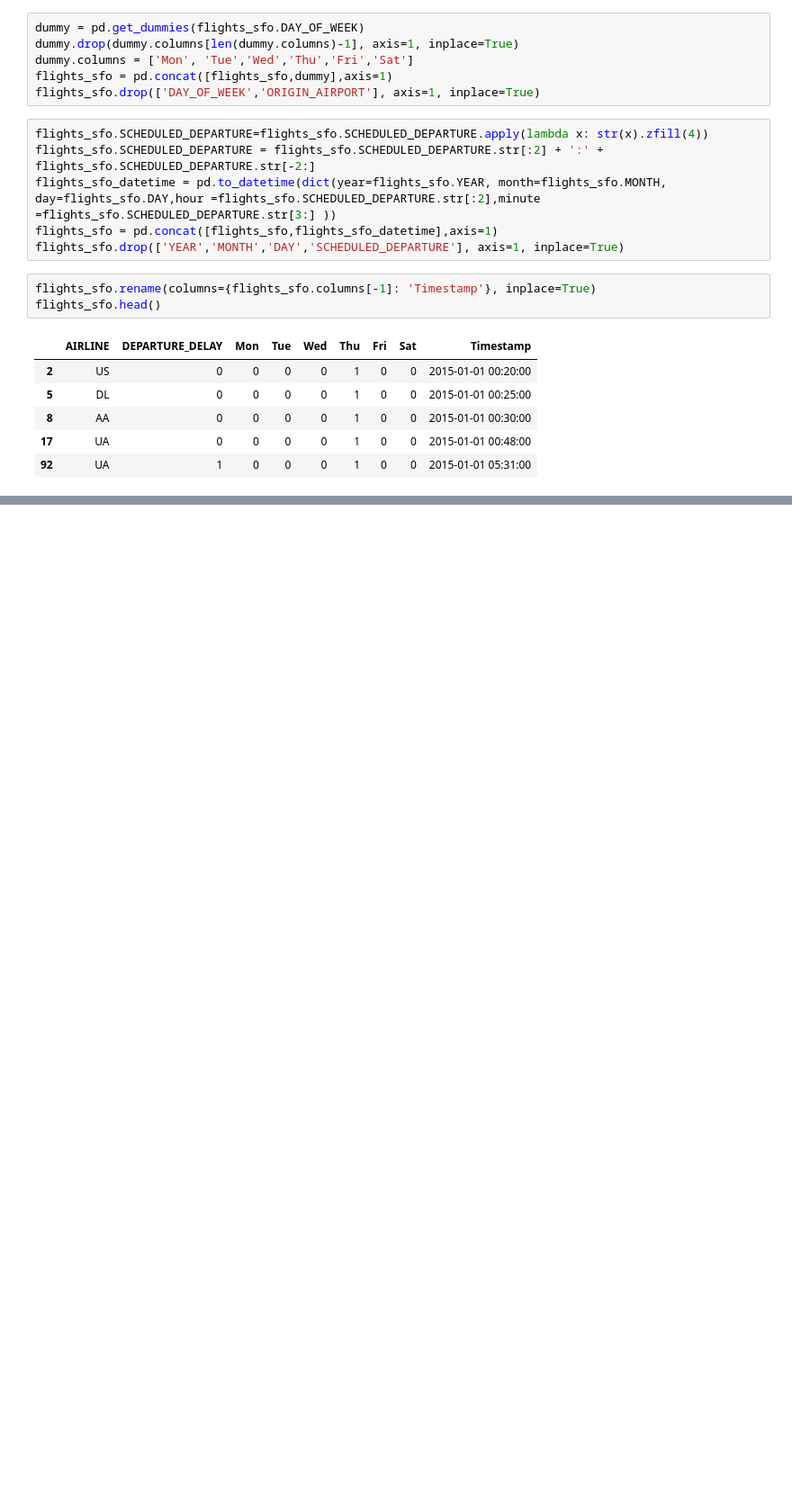
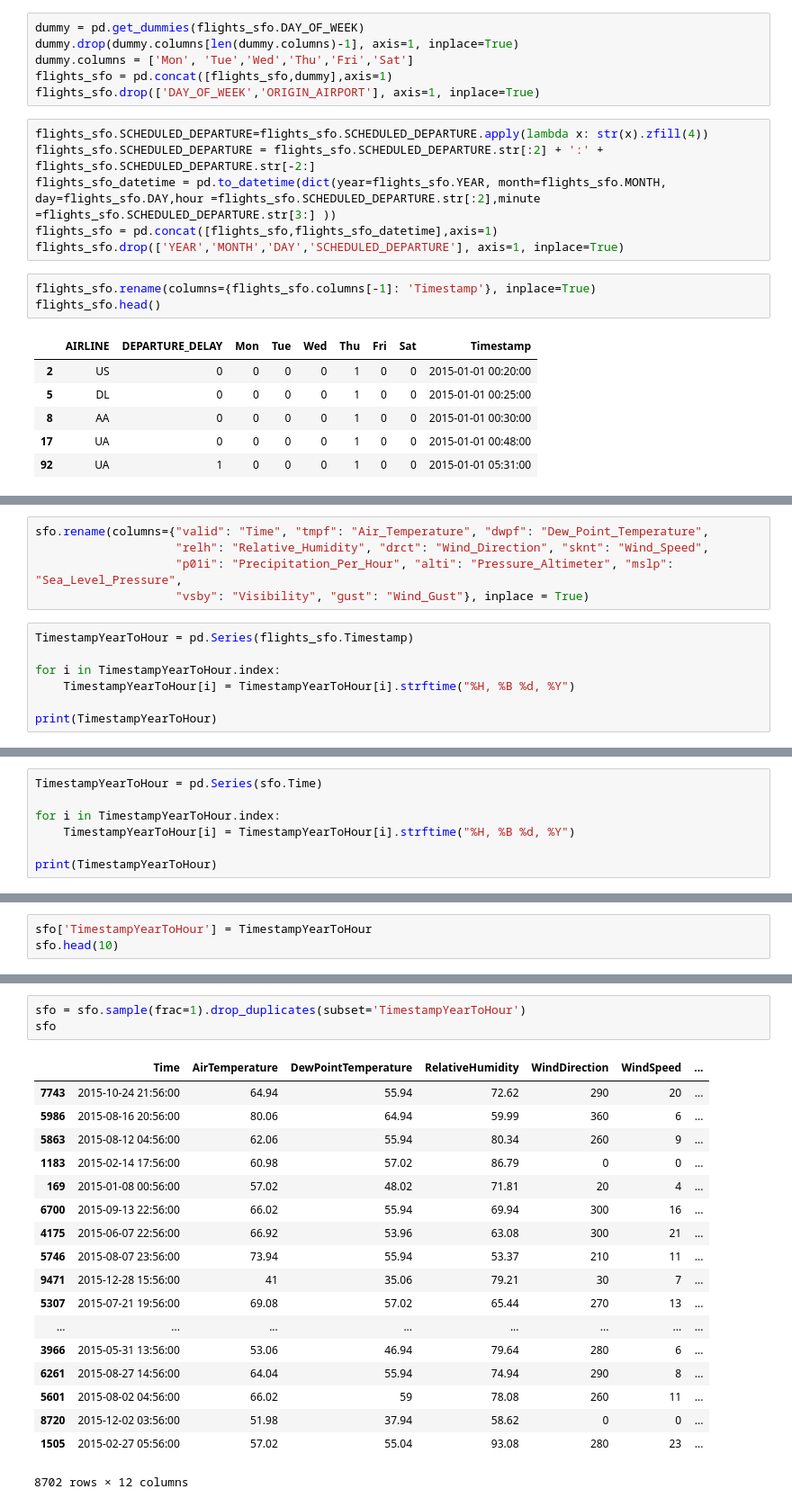
Before and after one commit to MrMrEcho/Flight_Delay_Prediction_with_Weather, a Jupyter notebook: Flight_Delay.ipynb, the cells around one changed output, grey strips where cells are left out. Shown at 90% size. Saved outputs shown, nothing was run; the diff lists cells and outputs as text; blank space fills up the shorter version.

Commit message:
Merge flight and weather table.

```diff
--- a/Flight_Delay.ipynb
+++ b/Flight_Delay.ipynb
@@ -136,0 +145,12 @@ list(sfo)
+# %%
+sfo.rename(columns={"valid": "Time", "tmpf": "Air_Temperature", "dwpf": "Dew_Point_Temperature",
+                    "relh": "Relative_Humidity", "drct": "Wind_Direction", "sknt": "Wind_Speed",
+                    "p01i": "Precipitation_Per_Hour", "alti": "Pressure_Altimeter", "mslp": "Sea_Level_Pressure",
+                    "vsby": "Visibility", "gust": "Wind_Gust"}, inplace = True)
+# %%
+TimestampYearToHour = pd.Series(flights_sfo.Timestamp)
+
+for i in TimestampYearToHour.index:
+    TimestampYearToHour[i] = TimestampYearToHour[i].strftime("%H, %B %d, %Y")
+
+print(TimestampYearToHour)
@@ -136,0 +190,7 @@ list(sfo)
+# %%
+TimestampYearToHour = pd.Series(sfo.Time)
+
+for i in TimestampYearToHour.index:
+    TimestampYearToHour[i] = TimestampYearToHour[i].strftime("%H, %B %d, %Y")
+
+print(TimestampYearToHour)
@@ -136,0 +215,3 @@ list(sfo)
+# %%
+sfo['TimestampYearToHour'] = TimestampYearToHour
+sfo.head(10)
@@ -136,0 +230,22 @@ list(sfo)
+# %%
+sfo = sfo.sample(frac=1).drop_duplicates(subset='TimestampYearToHour')
+sfo
+# %% [output]
+|  | Time | AirTemperature | DewPointTemperature | RelativeHumidity | WindDirection | WindSpeed | ... |
+| 7743 | 2015-10-24 21:56:00 | 64.94 | 55.94 | 72.62 | 290 | 20 | ... |
+| 5986 | 2015-08-16 20:56:00 | 80.06 | 64.94 | 59.99 | 360 | 6 | ... |
+| 5863 | 2015-08-12 04:56:00 | 62.06 | 55.94 | 80.34 | 260 | 9 | ... |
+| 1183 | 2015-02-14 17:56:00 | 60.98 | 57.02 | 86.79 | 0 | 0 | ... |
+| 169 | 2015-01-08 00:56:00 | 57.02 | 48.02 | 71.81 | 20 | 4 | ... |
+| 6700 | 2015-09-13 22:56:00 | 66.02 | 55.94 | 69.94 | 300 | 16 | ... |
+| 4175 | 2015-06-07 22:56:00 | 66.92 | 53.96 | 63.08 | 300 | 21 | ... |
+| 5746 | 2015-08-07 23:56:00 | 73.94 | 55.94 | 53.37 | 210 | 11 | ... |
+| 9471 | 2015-12-28 15:56:00 | 41 | 35.06 | 79.21 | 30 | 7 | ... |
+| 5307 | 2015-07-21 19:56:00 | 69.08 | 57.02 | 65.44 | 270 | 13 | ... |
+| ... | ... | ... | ... | ... | ... | ... | ... |
+| 3966 | 2015-05-31 13:56:00 | 53.06 | 46.94 | 79.64 | 280 | 6 | ... |
+| 6261 | 2015-08-27 14:56:00 | 64.04 | 55.94 | 74.94 | 290 | 8 | ... |
+| 5601 | 2015-08-02 04:56:00 | 66.02 | 59 | 78.08 | 260 | 11 | ... |
+| 8720 | 2015-12-02 03:56:00 | 51.98 | 37.94 | 58.62 | 0 | 0 | ... |
+| 1505 | 2015-02-27 05:56:00 | 57.02 | 55.04 | 93.08 | 280 | 23 | ... |
+8702 rows × 12 columns
```
Also changed, not shown: parts of 20 cells of this notebook, 1 other file.
